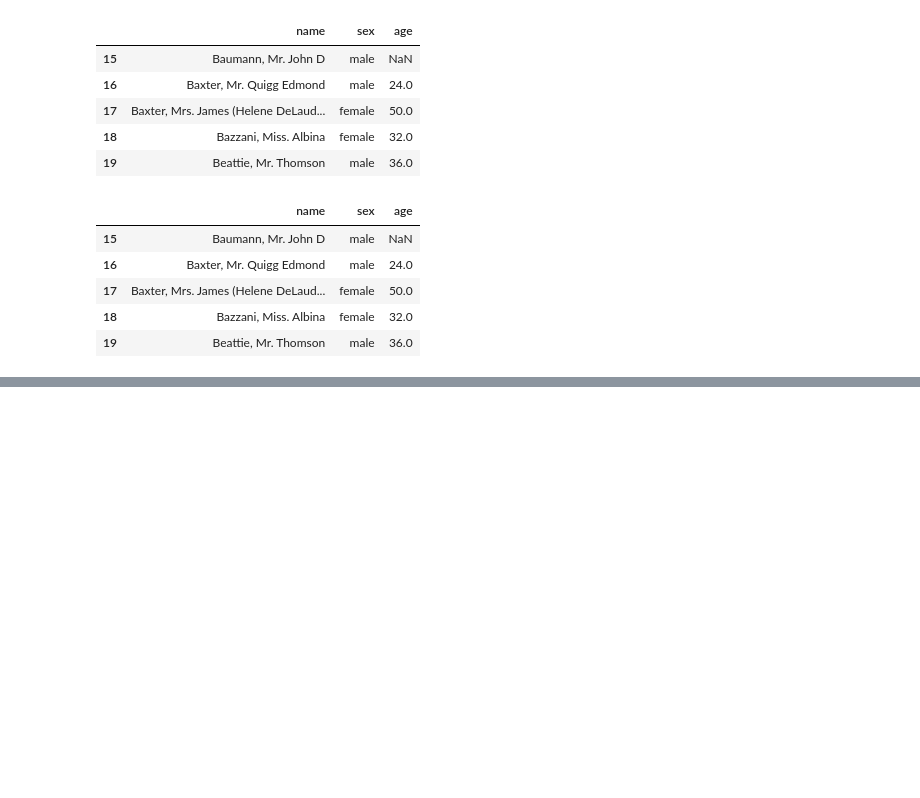
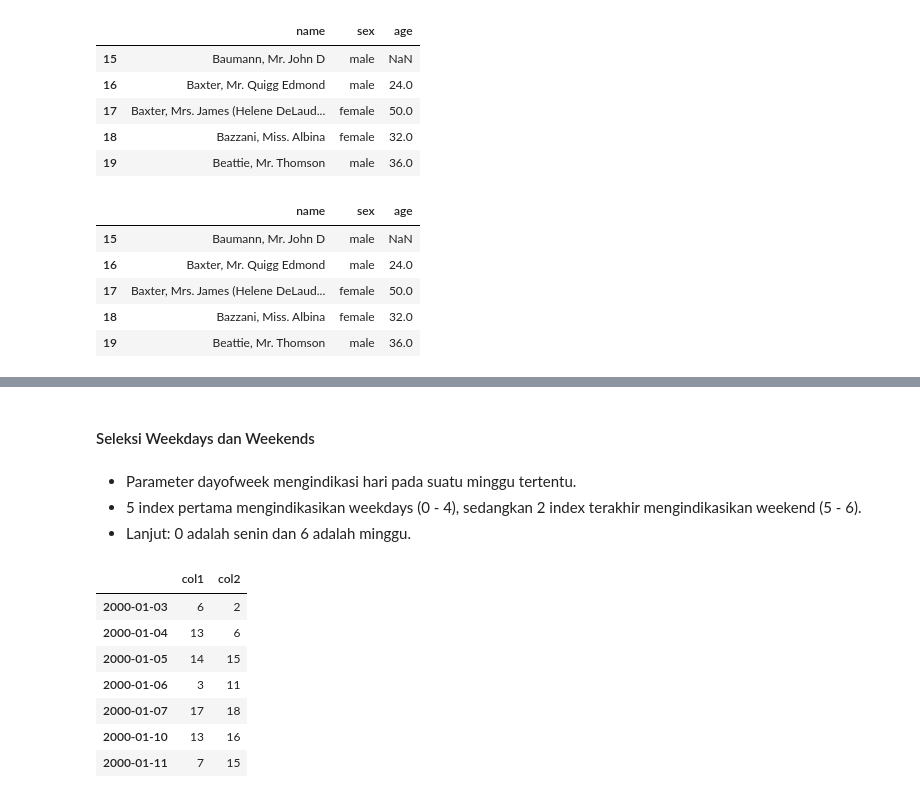
Before and after one commit to AlbertusAlanMehetabel/trik_pandas, a Jupyter notebook: Trik_Pandas_12.ipynb, the cells around one changed output, grey strips where cells are left out. Drawn from its saved outputs; the diff is of its cells as text; code cells hidden in the pictures; blank space fills up the shorter version.

```diff
--- a/Trik_Pandas_12.ipynb
+++ b/Trik_Pandas_12.ipynb
@@ -52,0 +98,18 @@ df.loc[:, 'name':'age'].iloc[15:20, :]
+# %% [markdown]
+#### Seleksi Weekdays dan Weekends
+# %% [markdown]
+- Parameter dayofweek mengindikasi hari pada suatu minggu tertentu.
+- 5 index pertama mengindikasikan weekdays (0 - 4), sedangkan 2 index terakhir mengindikasikan weekend (5 - 6).
+- Lanjut: 0 adalah senin dan 6 adalah minggu.
+# %%
+weekdays_df = df[df.index.dayofweek.isin([0, 1, 2, 3, 4])]
+weekdays_df.head(7)
+# %% [output]
+|  | col1 | col2 |
+| 2000-01-03 | 6 | 2 |
+| 2000-01-04 | 13 | 6 |
+| 2000-01-05 | 14 | 15 |
+| 2000-01-06 | 3 | 11 |
+| 2000-01-07 | 17 | 18 |
+| 2000-01-10 | 13 | 16 |
+| 2000-01-11 | 7 | 15 |
```
Also changed, not shown: parts of 8 cells of this notebook.
